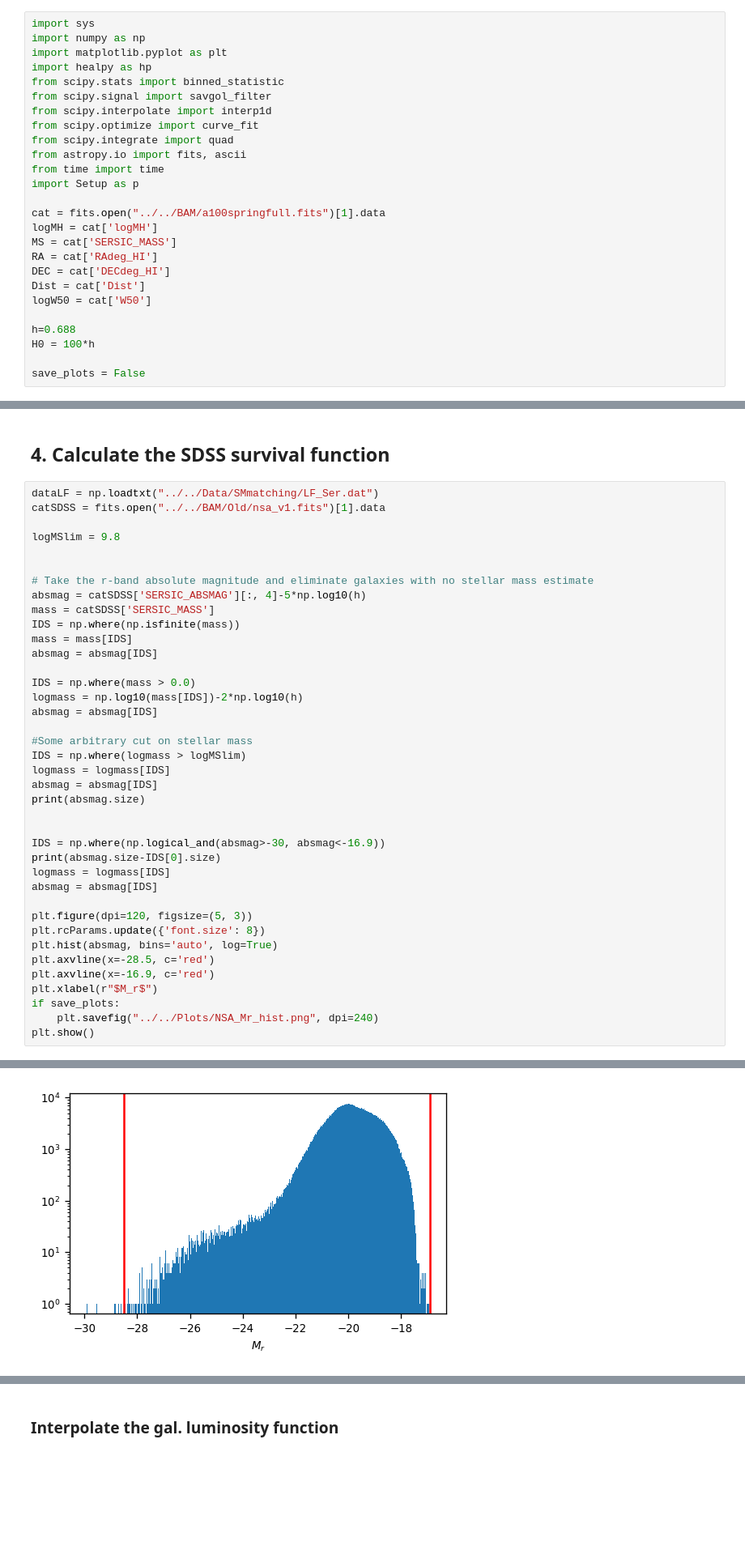
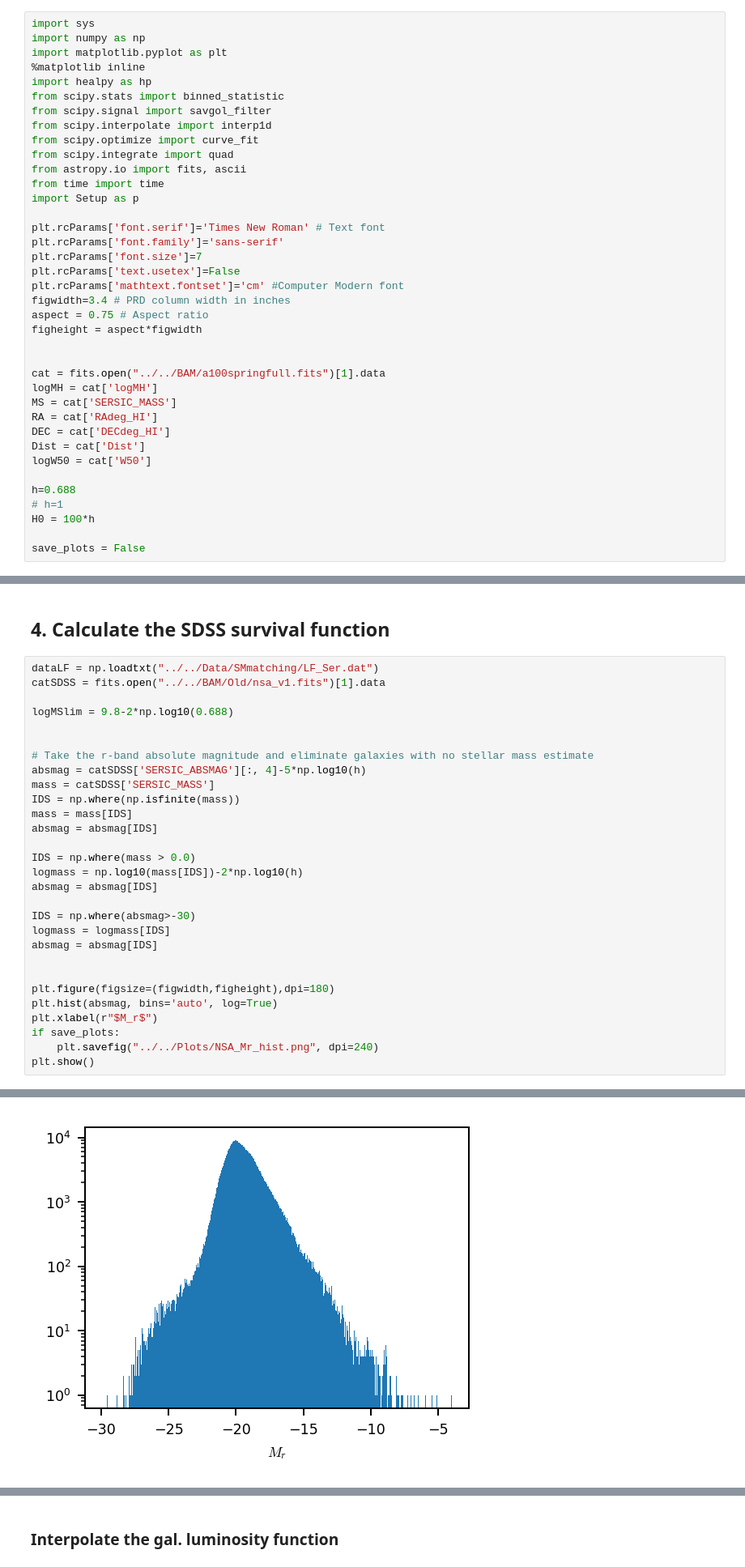
Before and after one commit to harrydesmond/halos-galaxies, a Jupyter notebook: src/BMmatching/1_CutsMatchedCat.ipynb, the cells around one changed output, grey strips where cells are left out. Shown at 81% size. Drawn from its saved outputs; the diff is of its cells as text; blank space fills up the shorter version.

```diff
--- a/src/BMmatching/1_CutsMatchedCat.ipynb
+++ b/src/BMmatching/1_CutsMatchedCat.ipynb
@@ -9,6 +11,7 @@
 import sys
 import numpy as np
 import matplotlib.pyplot as plt
+%matplotlib inline
 import healpy as hp
 from scipy.stats import binned_statistic
 from scipy.signal import savgol_filter
@@ -19,6 +22,16 @@ from astropy.io import fits, ascii
 from time import time
 import Setup as p
 
+plt.rcParams['font.serif']='Times New Roman' # Text font
+plt.rcParams['font.family']='sans-serif'
+plt.rcParams['font.size']=7
+plt.rcParams['text.usetex']=False
+plt.rcParams['mathtext.fontset']='cm' #Computer Modern font
+figwidth=3.4 # PRD column width in inches
+aspect = 0.75 # Aspect ratio
+figheight = aspect*figwidth
+
+
 cat = fits.open("../../BAM/a100springfull.fits")[1].data
 logMH = cat['logMH']
 MS = cat['SERSIC_MASS']
@@ -28,6 +41,7 @@ Dist = cat['Dist']
 logW50 = cat['W50']
 
 h=0.688
+# h=1
 H0 = 100*h
 
 save_plots = False
@@ -221,7 +237,7 @@ plt.show()
 dataLF = np.loadtxt("../../Data/SMmatching/LF_Ser.dat")
 catSDSS = fits.open("../../BAM/Old/nsa_v1.fits")[1].data
 
-logMSlim = 9.8
+logMSlim = 9.8-2*np.log10(0.688)
 
 
 # Take the r-band absolute magnitude and eliminate galaxies with no stellar mass estimate
@@ -235,23 +251,13 @@ IDS = np.where(mass > 0.0)
 logmass = np.log10(mass[IDS])-2*np.log10(h)
 absmag = absmag[IDS]
 
-#Some arbitrary cut on stellar mass
-IDS = np.where(logmass > logMSlim)
-logmass = logmass[IDS]
-absmag = absmag[IDS]
-print(absmag.size)
-
-
-IDS = np.where(np.logical_and(absmag>-30, absmag<-16.9))
-print(absmag.size-IDS[0].size)
+IDS = np.where(absmag>-30)
 logmass = logmass[IDS]
 absmag = absmag[IDS]
 
-plt.figure(dpi=120, figsize=(5, 3))
-plt.rcParams.update({'font.size': 8})
+
+plt.figure(figsize=(figwidth,figheight),dpi=180)
 plt.hist(absmag, bins='auto', log=True)
-plt.axvline(x=-28.5, c='red')
-plt.axvline(x=-16.9, c='red')
 plt.xlabel(r"$M_r$")
 if save_plots:
     plt.savefig("../../Plots/NSA_Mr_hist.png", dpi=240)
@@ -262 +266 @@ plt.show()
-[figure, old version]
+[figure, new version]
```
Also changed, not shown: parts of 27 cells of this notebook, 2 other files.
